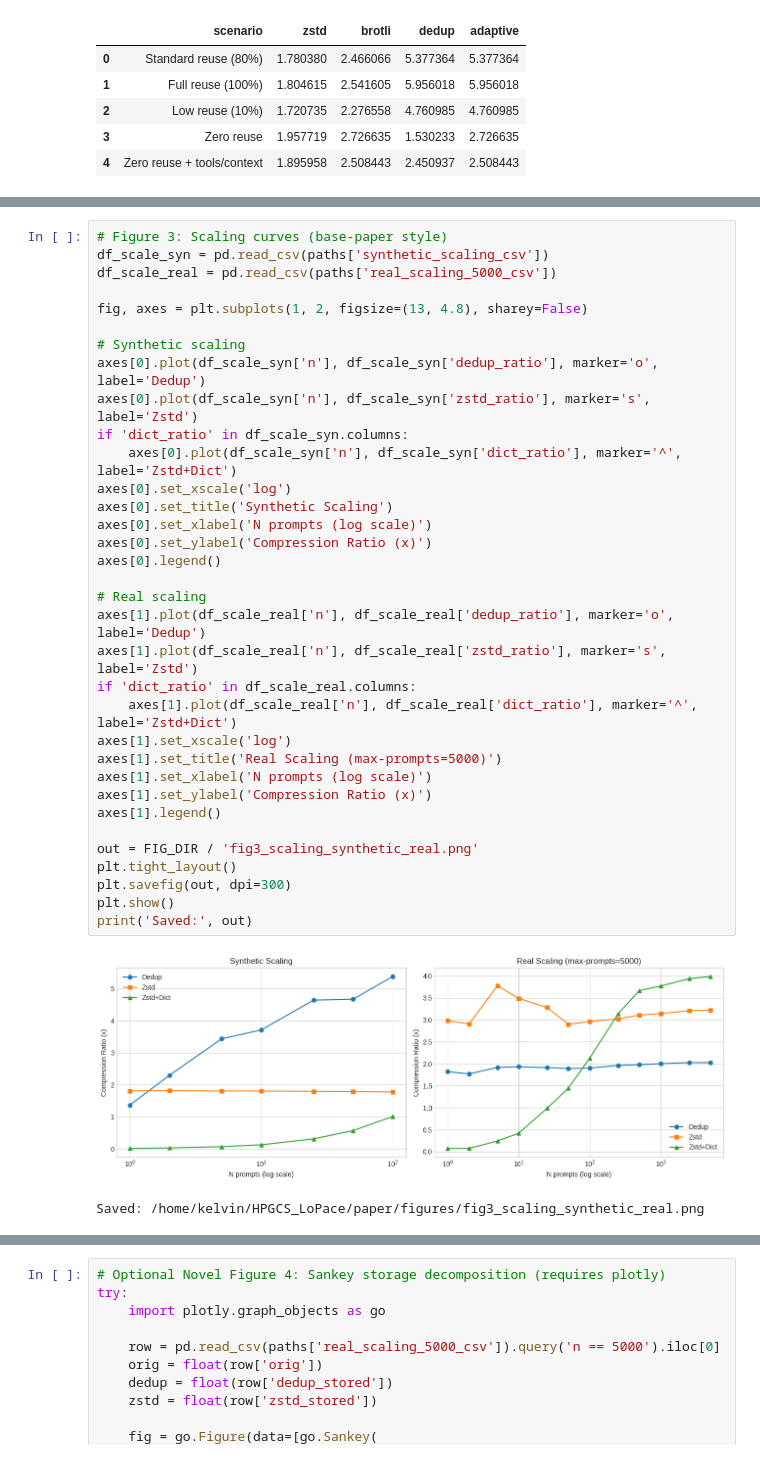
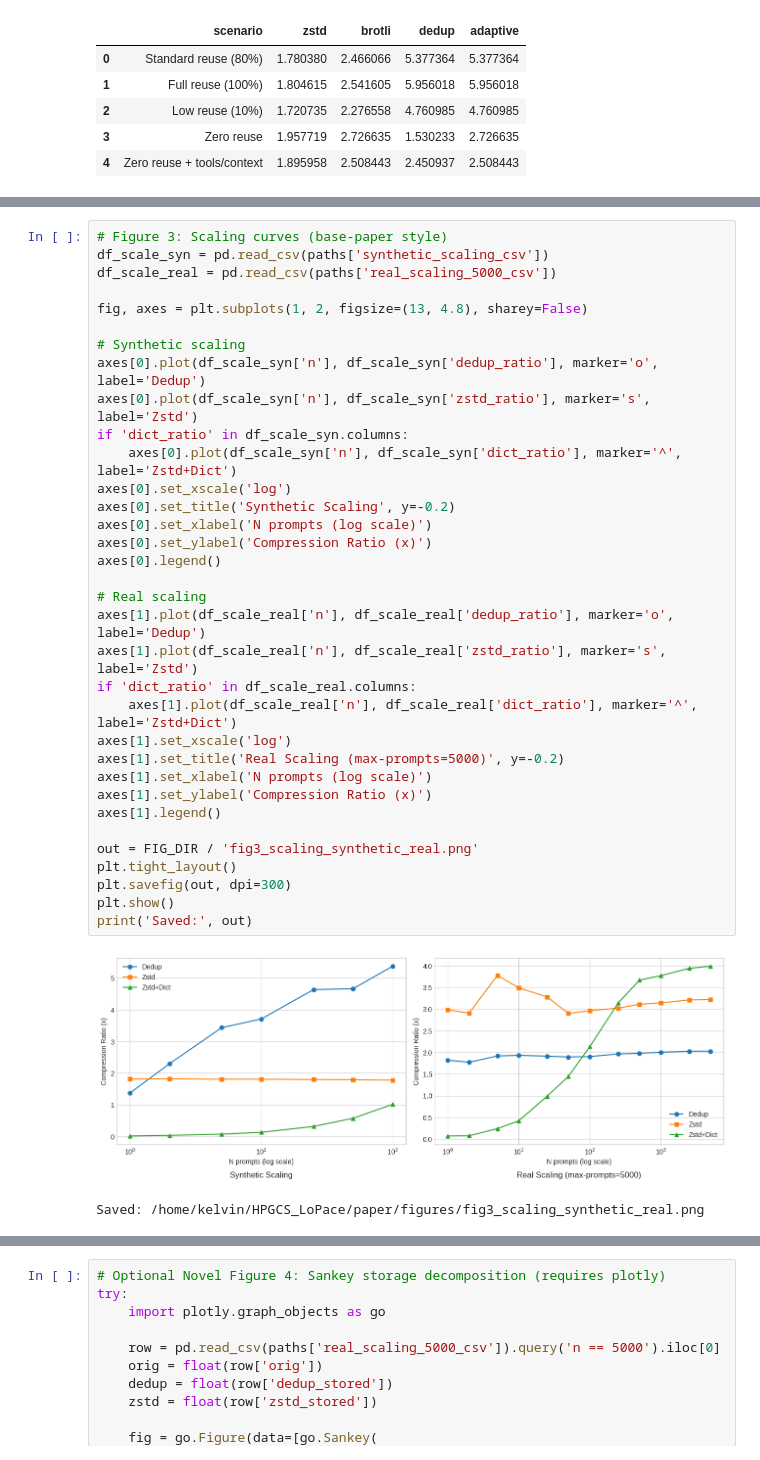
Before and after one commit to babul09/HPGCS_LoPace, a Jupyter notebook: paper/HPGCS_graphs_and_diagrams.ipynb, the cells around one changed output, grey strips where cells are left out. Cells and saved outputs as stored; diff of their text form.

```diff
--- a/paper/HPGCS_graphs_and_diagrams.ipynb
+++ b/paper/HPGCS_graphs_and_diagrams.ipynb
@@ -187,36 +187,36 @@ df_scale_syn = pd.read_csv(paths['synthetic_scaling_csv'])
 df_scale_real = pd.read_csv(paths['real_scaling_5000_csv'])
 
 fig, axes = plt.subplots(1, 2, figsize=(13, 4.8), sharey=False)
 
 # Synthetic scaling
 axes[0].plot(df_scale_syn['n'], df_scale_syn['dedup_ratio'], marker='o', label='Dedup')
 axes[0].plot(df_scale_syn['n'], df_scale_syn['zstd_ratio'], marker='s', label='Zstd')
 if 'dict_ratio' in df_scale_syn.columns:
     axes[0].plot(df_scale_syn['n'], df_scale_syn['dict_ratio'], marker='^', label='Zstd+Dict')
 axes[0].set_xscale('log')
-axes[0].set_title('Synthetic Scaling')
+axes[0].set_title('Synthetic Scaling', y=-0.2)
 axes[0].set_xlabel('N prompts (log scale)')
 axes[0].set_ylabel('Compression Ratio (x)')
 axes[0].legend()
 
 # Real scaling
 axes[1].plot(df_scale_real['n'], df_scale_real['dedup_ratio'], marker='o', label='Dedup')
 axes[1].plot(df_scale_real['n'], df_scale_real['zstd_ratio'], marker='s', label='Zstd')
 if 'dict_ratio' in df_scale_real.columns:
     axes[1].plot(df_scale_real['n'], df_scale_real['dict_ratio'], marker='^', label='Zstd+Dict')
 axes[1].set_xscale('log')
-axes[1].set_title('Real Scaling (max-prompts=5000)')
+axes[1].set_title('Real Scaling (max-prompts=5000)', y=-0.2)
 axes[1].set_xlabel('N prompts (log scale)')
 axes[1].set_ylabel('Compression Ratio (x)')
 axes[1].legend()
 
 out = FIG_DIR / 'fig3_scaling_synthetic_real.png'
 plt.tight_layout()
 plt.savefig(out, dpi=300)
 plt.show()
 print('Saved:', out)
 # %% [output]
-[figure, old version]
+[figure, new version]
 Saved: /home/kelvin/HPGCS_LoPace/paper/figures/fig3_scaling_synthetic_real.png
 # %%
 # Novel Figure 1: Pareto frontier (ratio vs total time) on real-5000 run
```
Also changed, not shown: parts of 6 cells of this notebook, 14 other files.
